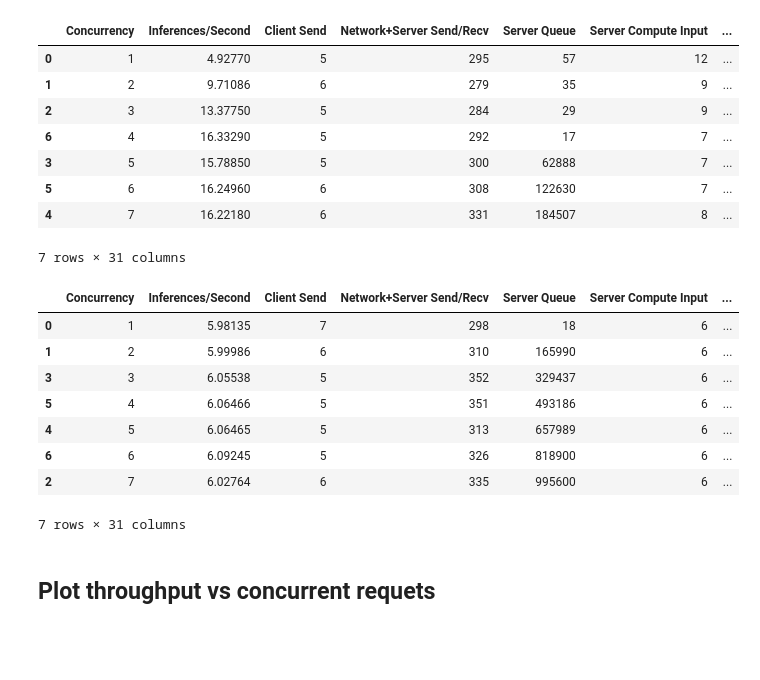
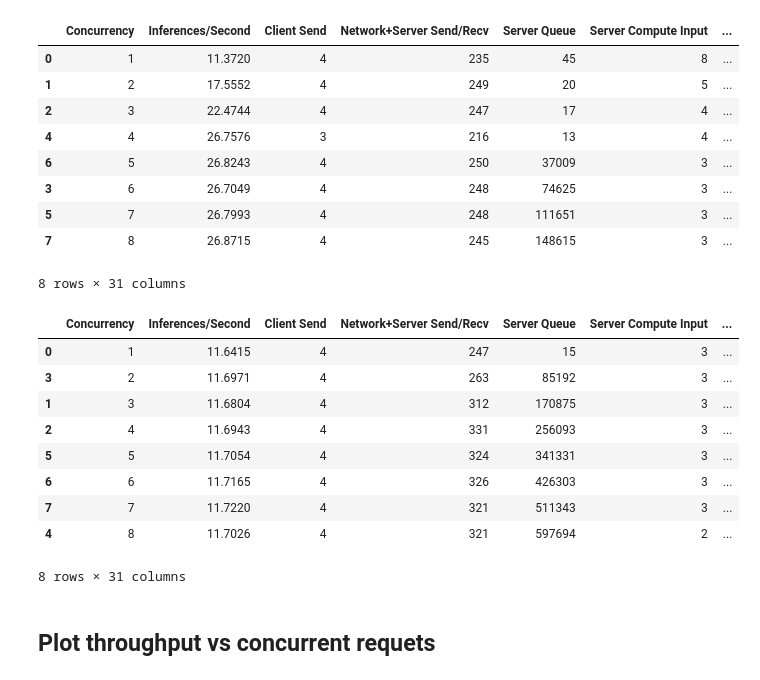
Before and after one commit to milescb/traccc-aaS-performance, a Jupyter notebook: multi_GPU_studies.ipynb, the cells around one changed output. Saved outputs shown, nothing was run; the diff lists cells and outputs as text; code cells hidden in the pictures; blank space fills up the shorter version.

```diff
--- a/multi_GPU_studies.ipynb
+++ b/multi_GPU_studies.ipynb
@@ -1,43 +1,48 @@
 # %%
 import pandas as pd
 import matplotlib.pyplot as plt
 
 import mplhep as hep
 hep.style.use(hep.style.ATLAS)
 
 from performance.utils import clean_pandas_df
 
-IN_DIR = "data/main_traccc/"
-IN_FILE = "1insts_4gpus/gpu_1instance_sync.csv"
+N_INSTANCES = 1
+PLOT_INST_LABEL = "One" if N_INSTANCES == 1 else "Five"
+
+IN_DIR = "data/main_traccc_init_everything/"
+IN_FILE = f"{N_INSTANCES}insts_4gpus/gpu_{N_INSTANCES}instance_sync.csv"
 OUT_DIR = "data/main_traccc_nom/"
 
 data = pd.read_csv(IN_DIR + IN_FILE)
 data = clean_pandas_df(data)
 data
 # %% [output]
 |  | Concurrency | Inferences/Second | Client Send | Network+Server Send/Recv | Server Queue | Server Compute Input | ... |
-| 0 | 1 | 4.92770 | 5 | 295 | 57 | 12 | ... |
-| 1 | 2 | 9.71086 | 6 | 279 | 35 | 9 | ... |
-| 2 | 3 | 13.37750 | 5 | 284 | 29 | 9 | ... |
-| 6 | 4 | 16.33290 | 5 | 292 | 17 | 7 | ... |
-| 3 | 5 | 15.78850 | 5 | 300 | 62888 | 7 | ... |
-| 5 | 6 | 16.24960 | 6 | 308 | 122630 | 7 | ... |
-| 4 | 7 | 16.22180 | 6 | 331 | 184507 | 8 | ... |
+| 0 | 1 | 11.3720 | 4 | 235 | 45 | 8 | ... |
+| 1 | 2 | 17.5552 | 4 | 249 | 20 | 5 | ... |
+| 2 | 3 | 22.4744 | 4 | 247 | 17 | 4 | ... |
+| 4 | 4 | 26.7576 | 3 | 216 | 13 | 4 | ... |
+| 6 | 5 | 26.8243 | 4 | 250 | 37009 | 3 | ... |
+| 3 | 6 | 26.7049 | 4 | 248 | 74625 | 3 | ... |
+| 5 | 7 | 26.7993 | 4 | 248 | 111651 | 3 | ... |
+| 7 | 8 | 26.8715 | 4 | 245 | 148615 | 3 | ... |
-7 rows × 31 columns
+8 rows × 31 columns
 # %%
-data_1gpu = pd.read_csv(IN_DIR + "1insts_1gpus/gpu_1instance_sync.csv")
+data_1gpu = pd.read_csv(IN_DIR + f"{N_INSTANCES}insts_1gpus/gpu_{N_INSTANCES}instance_sync.csv")
 data_1gpu = clean_pandas_df(data_1gpu)
 data_1gpu
 # %% [output]
 |  | Concurrency | Inferences/Second | Client Send | Network+Server Send/Recv | Server Queue | Server Compute Input | ... |
-| 0 | 1 | 5.98135 | 7 | 298 | 18 | 6 | ... |
-| 1 | 2 | 5.99986 | 6 | 310 | 165990 | 6 | ... |
-| 3 | 3 | 6.05538 | 5 | 352 | 329437 | 6 | ... |
-| 5 | 4 | 6.06466 | 5 | 351 | 493186 | 6 | ... |
-| 4 | 5 | 6.06465 | 5 | 313 | 657989 | 6 | ... |
-| 6 | 6 | 6.09245 | 5 | 326 | 818900 | 6 | ... |
-| 2 | 7 | 6.02764 | 6 | 335 | 995600 | 6 | ... |
+| 0 | 1 | 11.6415 | 4 | 247 | 15 | 3 | ... |
+| 3 | 2 | 11.6971 | 4 | 263 | 85192 | 3 | ... |
+| 1 | 3 | 11.6804 | 4 | 312 | 170875 | 3 | ... |
+| 2 | 4 | 11.6943 | 4 | 331 | 256093 | 3 | ... |
+| 5 | 5 | 11.7054 | 4 | 324 | 341331 | 3 | ... |
+| 6 | 6 | 11.7165 | 4 | 326 | 426303 | 3 | ... |
+| 7 | 7 | 11.7220 | 4 | 321 | 511343 | 3 | ... |
+| 4 | 8 | 11.7026 | 4 | 321 | 597694 | 2 | ... |
-7 rows × 31 columns
+8 rows × 31 columns
 # %% [markdown]
 ## Plot throughput vs concurrent requets
 # %%
```
Also changed, not shown: parts of 3 cells of this notebook, 8 other files.
